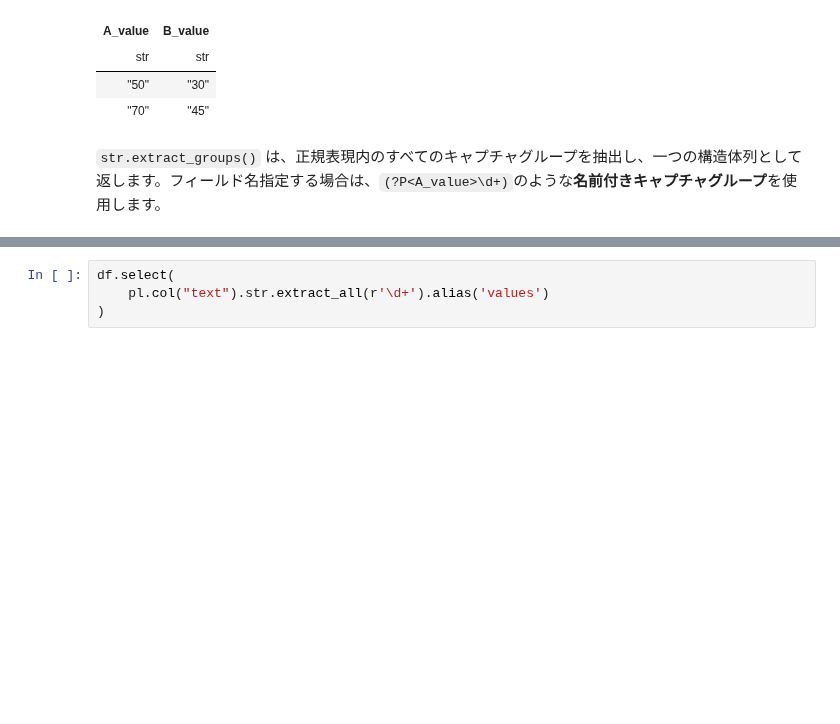
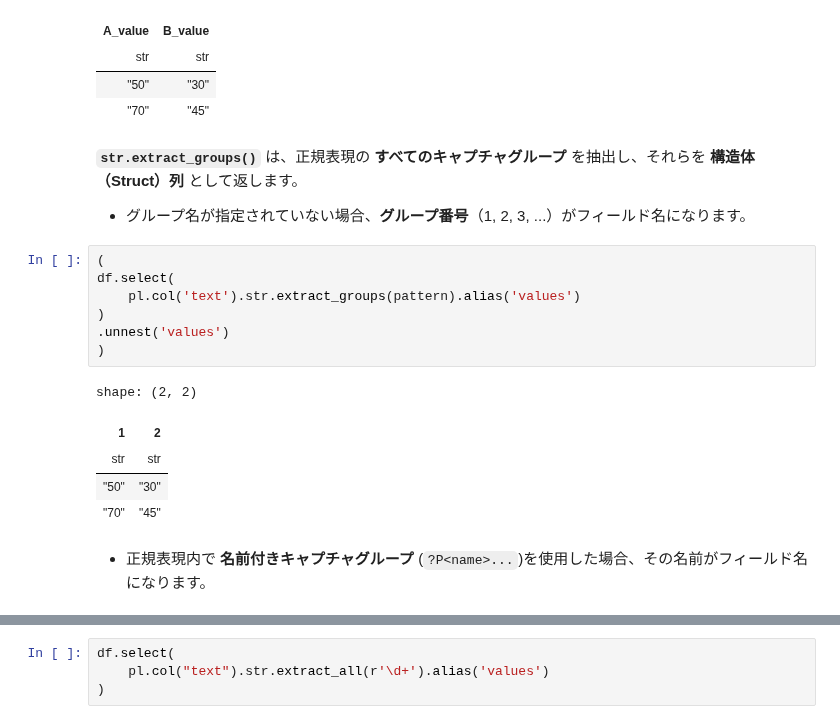
Before and after one commit to ruoyu0088/polars_guide, a Jupyter notebook: polars_guide/020_polars_datatype.ipynb, the cells around one changed output, grey strips where cells are left out. Cells and saved outputs as stored; diff of their text form; blank space fills up the shorter version.

```diff
--- a/polars_guide/020_polars_datatype.ipynb
+++ b/polars_guide/020_polars_datatype.ipynb
@@ -373,5 +374,22 @@ shape: (2, 2)
 | "50" | "30" |
 | "70" | "45" |
 # %% [markdown]
-`str.extract_groups()` は、正規表現内のすべてのキャプチャグループを抽出し、一つの構造体列として返します。フィールド名指定する場合は、`(?P<A_value>\d+)`のような**名前付きキャプチャグループ**を使用します。
+**`str.extract_groups()`** は、正規表現の **すべてのキャプチャグループ** を抽出し、それらを **構造体（Struct）列** として返します。
+
+  - グループ名が指定されていない場合、**グループ番号**（1, 2, 3, ...）がフィールド名になります。
+# %%
+(
+df.select(
+    pl.col('text').str.extract_groups(pattern).alias('values')
+)
+.unnest('values')
+)
+# %% [output]
+shape: (2, 2)
+| 1 | 2 |
+| str | str |
+| "50" | "30" |
+| "70" | "45" |
+# %% [markdown]
+- 正規表現内で **名前付きキャプチャグループ** (`?P<name>...`)を使用した場合、その名前がフィールド名になります。
 # %%
```
Also changed, not shown: parts of 10 cells of this notebook.
